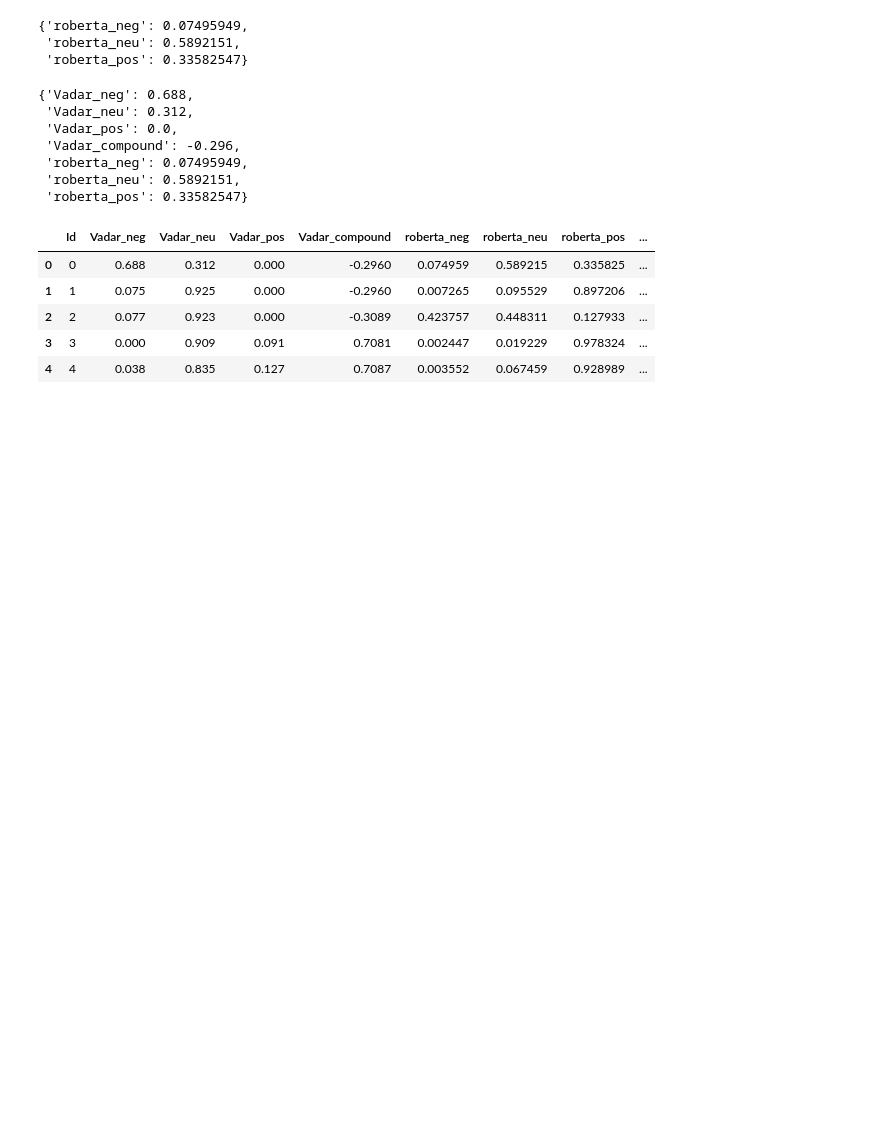
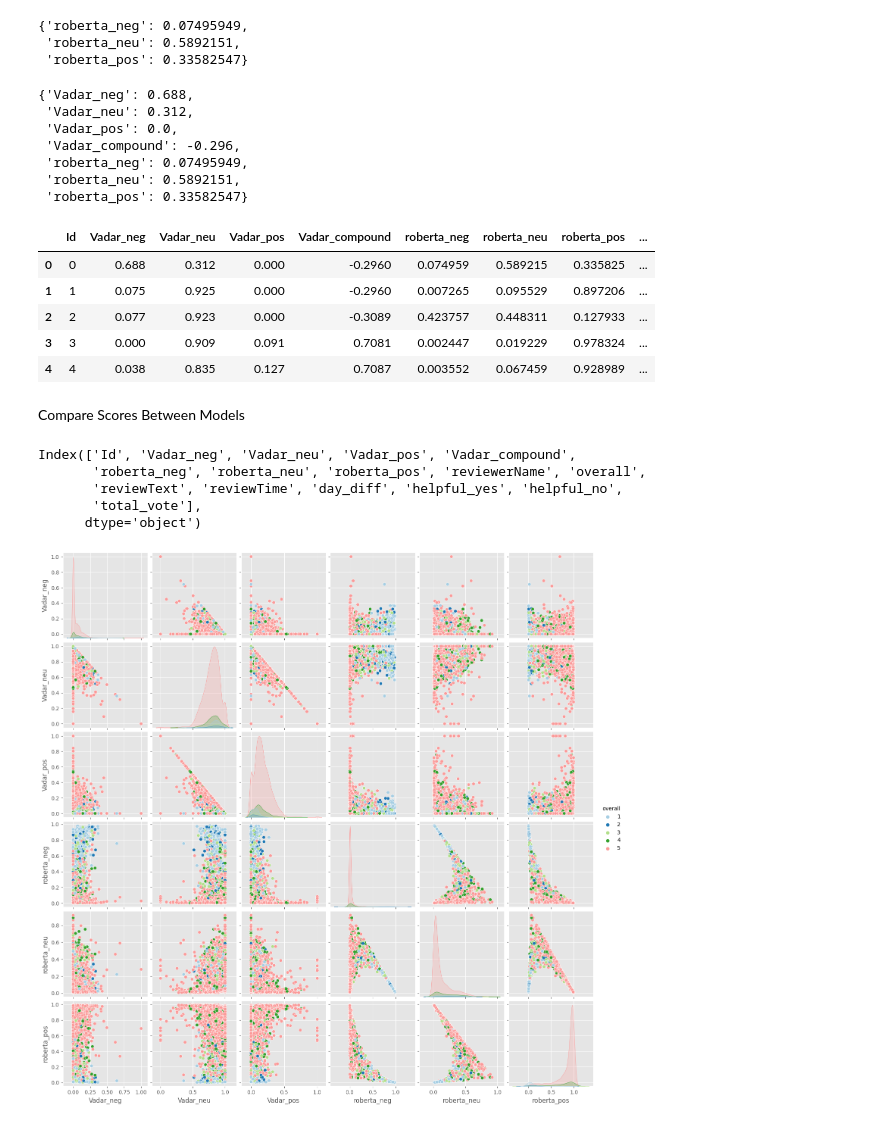
Before and after one commit to talkishita/Opinion-AI, a Jupyter notebook: Version2.ipynb, the cells around one changed output. Saved outputs shown, nothing was run; the diff lists cells and outputs as text; code cells hidden in the pictures; blank space fills up the shorter version.

Commit message:
Comparizon Pairplot using seaborn

```diff
--- a/Version2.ipynb
+++ b/Version2.ipynb
@@ -375,3 +375,22 @@ results_df.head()
 | 2 | 2 | 0.077 | 0.923 | 0.000 | -0.3089 | 0.423757 | 0.448311 | 0.127933 | ... |
 | 3 | 3 | 0.000 | 0.909 | 0.091 | 0.7081 | 0.002447 | 0.019229 | 0.978324 | ... |
 | 4 | 4 | 0.038 | 0.835 | 0.127 | 0.7087 | 0.003552 | 0.067459 | 0.928989 | ... |
+# %% [markdown]
+Compare Scores Between Models
+# %%
+results_df.columns
+# %% [output]
+Index(['Id', 'Vadar_neg', 'Vadar_neu', 'Vadar_pos', 'Vadar_compound',
+       'roberta_neg', 'roberta_neu', 'roberta_pos', 'reviewerName', 'overall',
+       'reviewText', 'reviewTime', 'day_diff', 'helpful_yes', 'helpful_no',
+       'total_vote'],
+      dtype='object')
+# %%
+sns.pairplot(data=results_df,
+            vars=['Vadar_neg', 'Vadar_neu', 'Vadar_pos',
+            'roberta_neg', 'roberta_neu', 'roberta_pos'],
+            hue='overall',
+            palette='Paired')
+plt.show()
+# %% [output]
+[figure, added]
```
